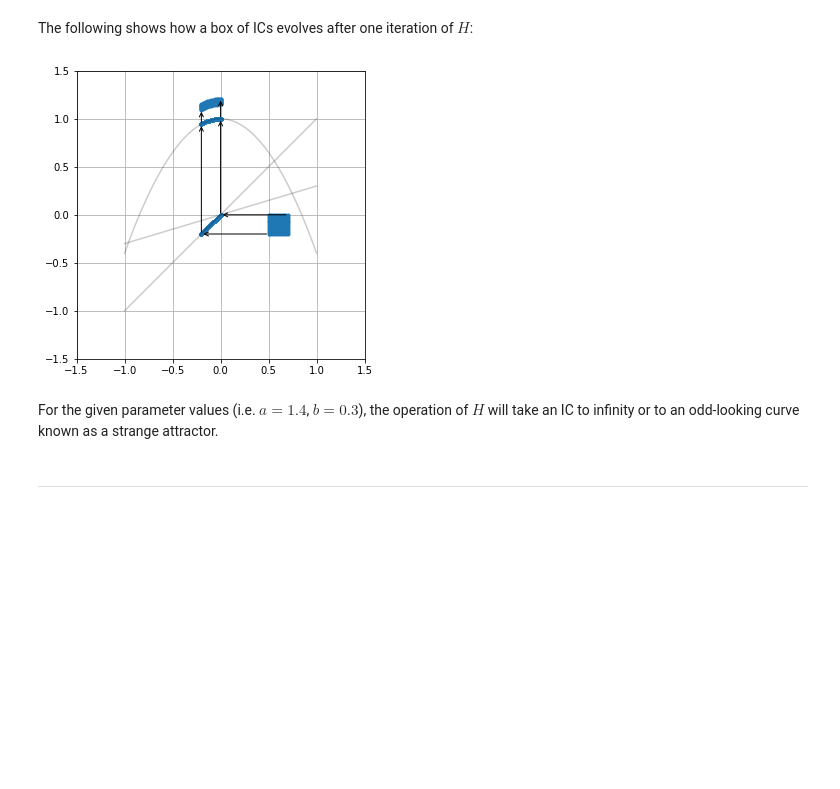
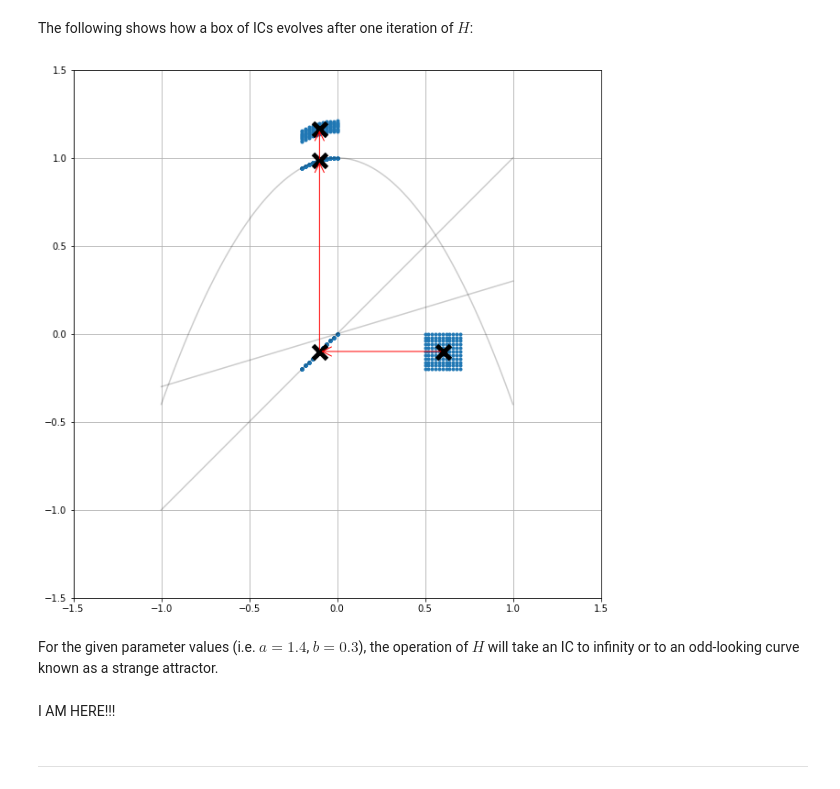
Before and after one commit to malayajac/DynamicalSystems, a Jupyter notebook: HenonMap.ipynb, the cells around one changed output. Drawn from its saved outputs; the diff is of its cells as text; code cells hidden in the pictures; blank space fills up the shorter version.

Commit message:
Henon map dynamics updated - IN PROGRESS

```diff
--- a/HenonMap.ipynb
+++ b/HenonMap.ipynb
@@ -98,55 +96,53 @@ def HenonMapFn_P3(x, y, a, b):
     return (y, (1 - a*y*y + b*x) )
 # %%
 fig = plt.figure()
-ax = fig.add_axes([0, 0, 1, 1])
+ax = fig.add_axes([0, 0, 2, 2])
 ax.set_aspect("equal")
 #---
 for x0 in np.linspace(0.5, 0.7, 11):
     for y0 in np.linspace(-0.2, 0.0, 11):
         ax.plot(x0, y0, "C0.")
         #---
         x1, y1 = HenonMapFn_P1(x0, y0, a, b)
         ax.plot(x1, y1, "C0.")
         #---
         x2, y2 = HenonMapFn_P2(x0, y0, a, b)
         ax.plot(x2, y2, "C0.")
         #---
         x3, y3 = HenonMapFn_P3(x0, y0, a, b)
         ax.plot(x3, y3, "C0.")
 #---
 ax.set_xlim([-1.5, 1.5])
 ax.set_ylim([-1.5, 1.5])
 #---
 ax.plot(xline, xline, "k", alpha=0.2)
 ax.plot(xline, yline_1, "k", alpha=0.2)
 ax.plot(xline, yline_2, "k", alpha=0.2)
 #---
-x1 = 0.5; x2 = 0.7
-y1 = -0.2; y2 = 0.0
+xa, ya = 0.6, -0.1
+ax.plot(xa, ya, "kx", ms=15, mew=5)
 
-ax.annotate("", xy=(y1, y1), xytext=(x1, y1), color="r",
-            arrowprops=dict(arrowstyle="->"))
-ax.annotate("", xy=(y2, y2), xytext=(x2, y2), color="r",
-            arrowprops=dict(arrowstyle="->"))
+xb, yb = HenonMapFn_P1(xa, ya, a, b)
+ax.plot(xb, yb, "kx", ms=15, mew=5)
 
-ax.annotate("", xy=(y1, 1 - a*y1*y1), xytext=(y1, y1), color="r",
-            arrowprops=dict(arrowstyle="->"))
-ax.annotate("", xy=(y2, 1 - a*y2*y2), xytext=(y2, y2), color="r",
-            arrowprops=dict(arrowstyle="->"))
+xc, yc = HenonMapFn_P2(xa, ya, a, b)
+ax.plot(xc, yc, "kx", ms=15, mew=5)
 
-ax.annotate("", xy=(y1, 1 - a*y1*y1 + b*x1),
-            xytext=(y1, 1 - a*y1*y1), color="r",
-            arrowprops=dict(arrowstyle="->"))
-ax.annotate("", xy=(y2, 1 - a*y2*y2 + b*x2),
-            xytext=(y2, 1 - a*y2*y2), color="r",
-            arrowprops=dict(arrowstyle="->"))
+xd, yd = HenonMapFn_P3(xa, ya, a, b)
+ax.plot(xd, yd, "kx", ms=15, mew=5)
+#---
+ax.annotate("", xy=(xb, yb), xytext=(xa, ya), arrowprops=dict(arrowstyle="->, head_width=0.5, head_length=1", color="r"))
+ax.annotate("", xy=(xc, yc), xytext=(xb, yb), arrowprops=dict(arrowstyle="->, head_width=0.5, head_length=1", color="r"))
+ax.annotate("", xy=(xd, yd), xytext=(xc, yc), arrowprops=dict(arrowstyle="->, head_width=0.5, head_length=1", color="r"))
 #---
 ax.grid()
 plt.show()
 # %% [output]
-[figure, old version]
+[figure, new version]
 # %% [markdown]
 For the given parameter values (i.e. $a=1.4$, $b=0.3$), the operation of $H$ will take an IC to infinity or to an odd-looking curve known as a strange attractor.
+# %% [markdown]
+I AM HERE!!!
 # %% [markdown]
 ---
 # %% [markdown]
```
Also changed, not shown: parts of 7 cells of this notebook.
